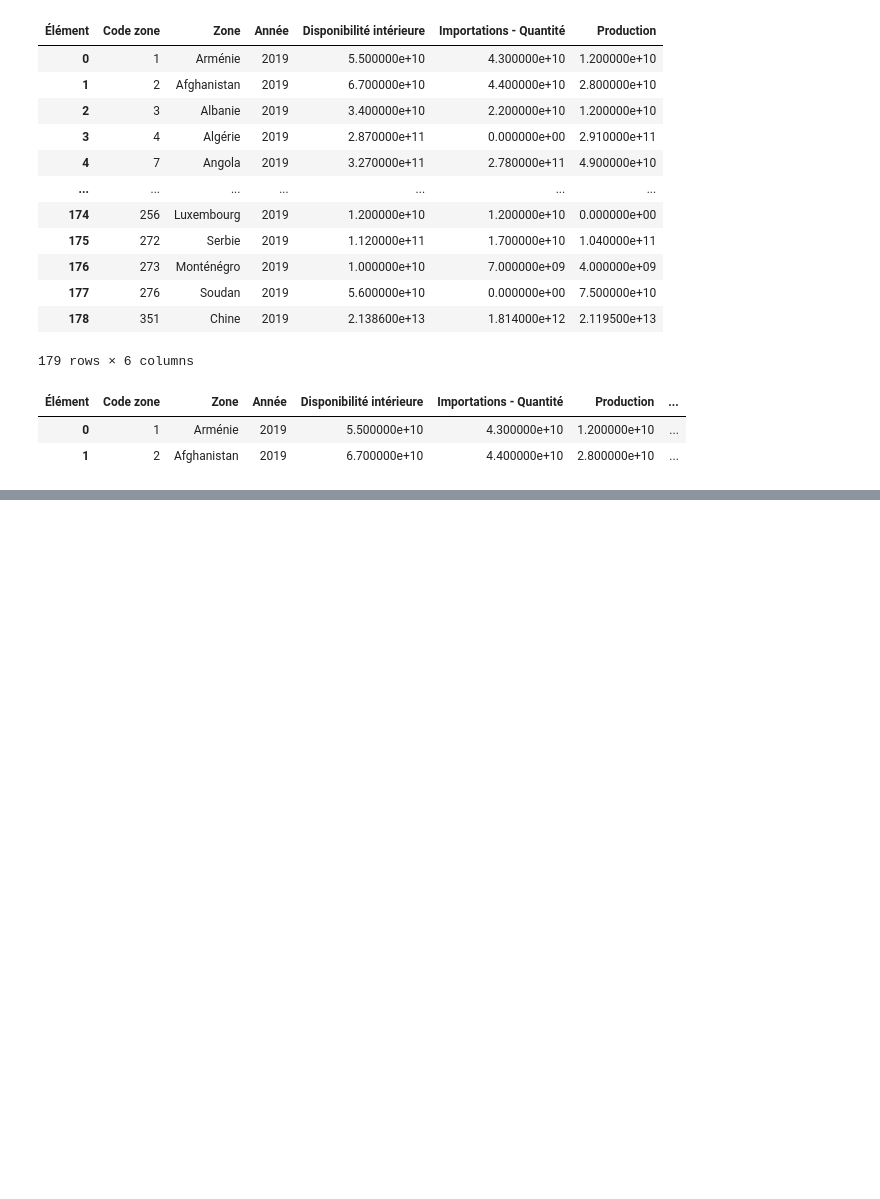
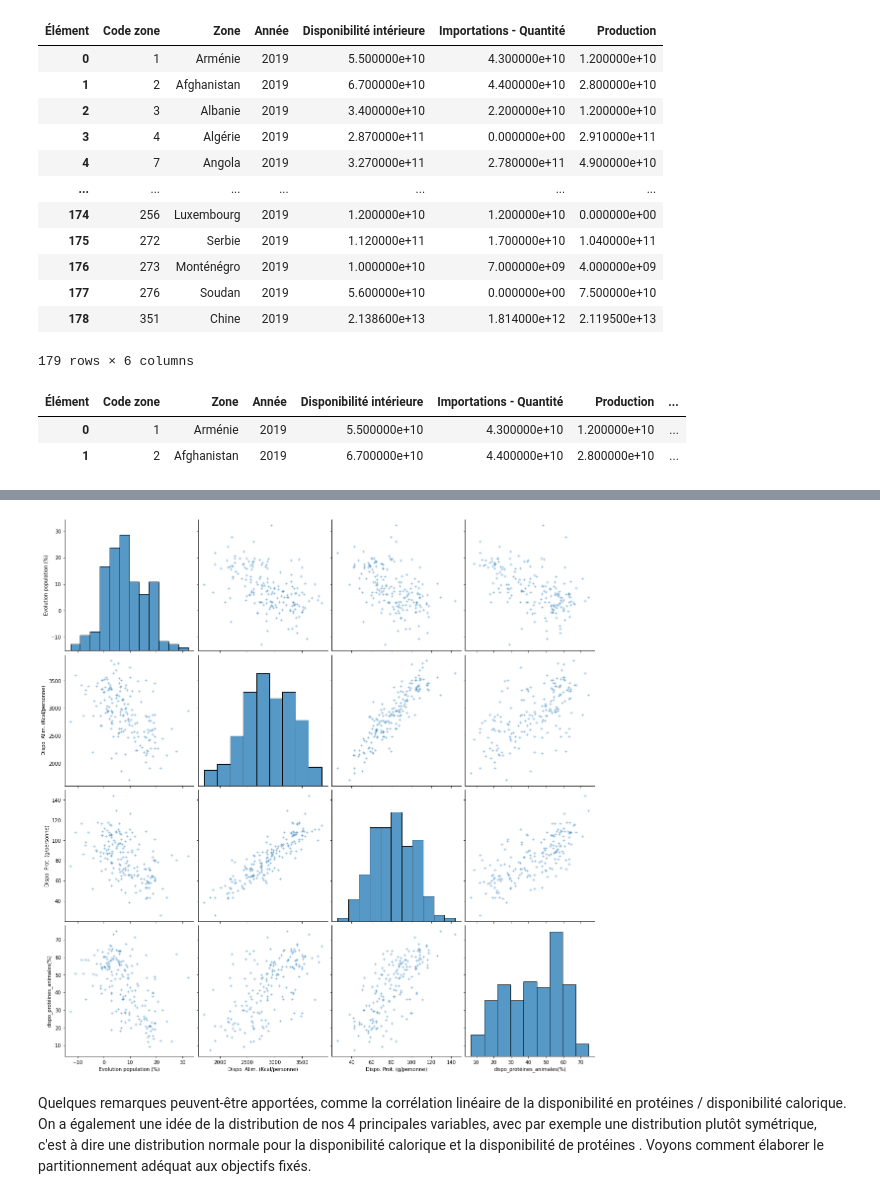
Before and after one commit to ROWAIDAK/ROWAIDAK-P5_Produisez-une-tude-de-march, a Jupyter notebook: P5_01 dendogramme.ipynb, the cells around one changed output, grey strips where cells are left out. Cells and saved outputs as stored; diff of their text form; code cells hidden in the pictures; blank space fills up the shorter version.

```diff
--- a/P5_01 dendogramme.ipynb
+++ b/P5_01 dendogramme.ipynb
@@ -271,0 +340,14 @@ df_dataset_fao["Dispo. Prot. (g/personne)"] *= 365
+# %%
+df_dispo_alimen= df_dispo_alimentaire_etendu[['Evolution population (%)','Dispo. Alim. (Kcal/personne)','Dispo. Prot. (g/personne)','dispo_protéines_animales(%)']
+
+                                            ]
+# %%
+#Premier aperçu des 4 variables initiales (régime alimentaire des pays)
+#Affichage des variables deux à deux avec leur mode de distribution
+sns.pairplot(df_dispo_alimen, height=4, markers="+") #Tracer des relations par paires dans un jeu de données.
+plt.show()
+# %% [output]
+[figure, added]
+# %% [markdown]
+Quelques remarques peuvent-être apportées, comme la corrélation linéaire de la disponibilité en protéines / disponibilité calorique.
+On a également une idée de la distribution de nos 4 principales variables, avec par exemple  une distribution plutôt symétrique, c'est à dire une distribution normale pour la disponibilité calorique et la disponibilité de protéines . Voyons comment élaborer le partitionnement adéquat aux objectifs fixés.
```
Also changed, not shown: parts of 35 cells of this notebook.
